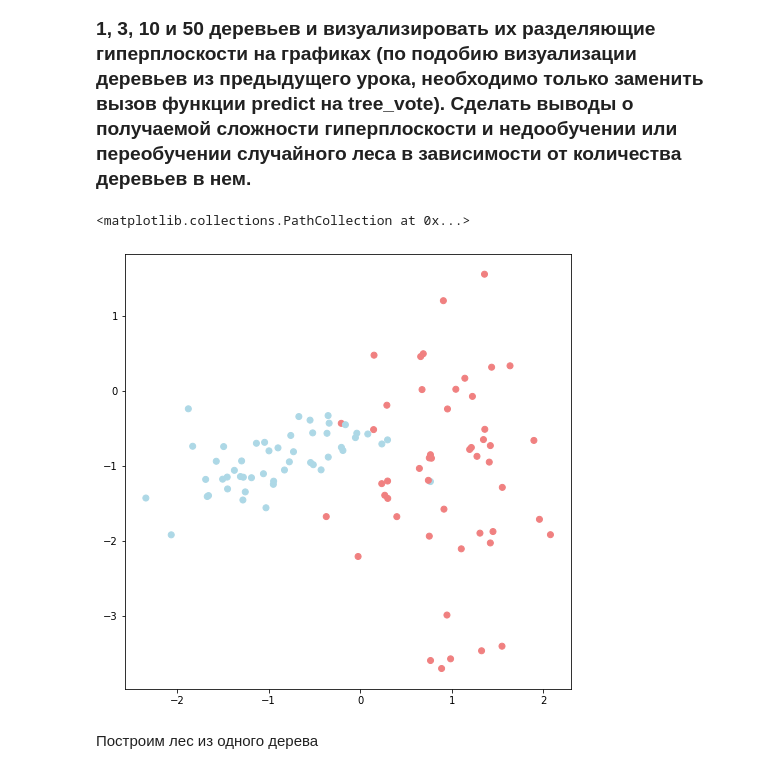
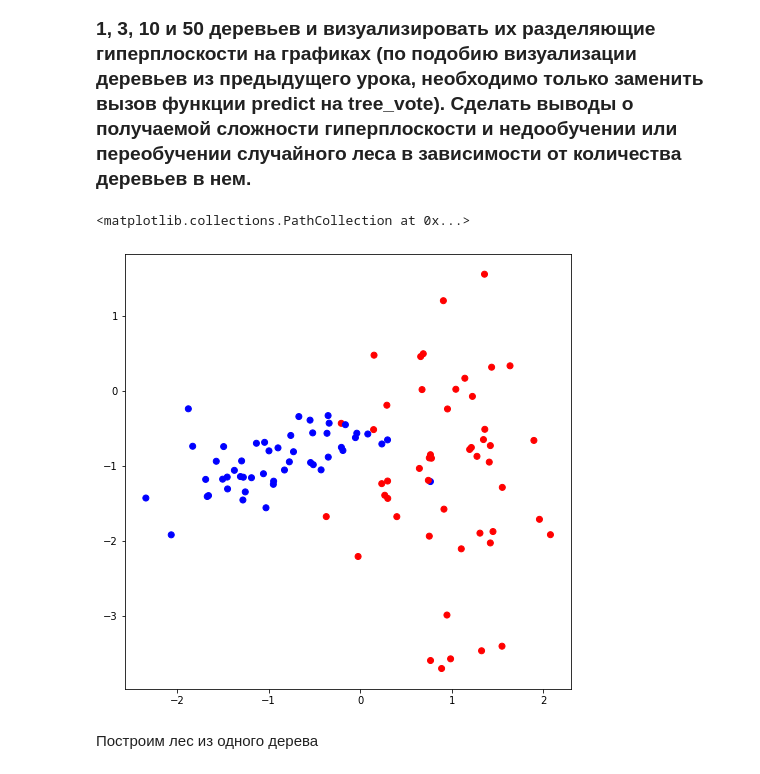
Before and after one commit to barinsm/GeekBrains, a Jupyter notebook: hw05.ipynb, the cells around one changed output. Drawn from its saved outputs; the diff is of its cells as text; code cells hidden in the pictures.

```diff
--- a/hw05.ipynb
+++ b/hw05.ipynb
@@ -398,15 +398,15 @@ classification_data, classification_labels = datasets.make_classification(n_samp
 # %%
 # визуализируем сгенерированные данные
 
 colors = ListedColormap(['red', 'blue'])
 light_colors = ListedColormap(['lightcoral', 'lightblue'])
 
 plt.figure(figsize=(8,8))
 plt.scatter(list(map(lambda x: x[0], classification_data)), list(map(lambda x: x[1], classification_data)),
-              c=classification_labels, cmap=light_colors)
+              c=classification_labels, cmap=colors)
 # %% [output]
 <matplotlib.collections.PathCollection at 0x...>
-[figure, old version]
+[figure, new version]
 # %%
 # Разобьем выборку на обучающую и тестовую
 
```
Also changed, not shown: parts of 19 cells of this notebook.
